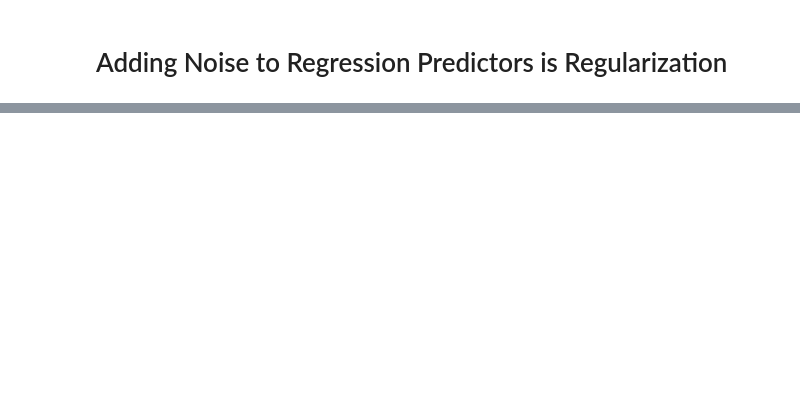
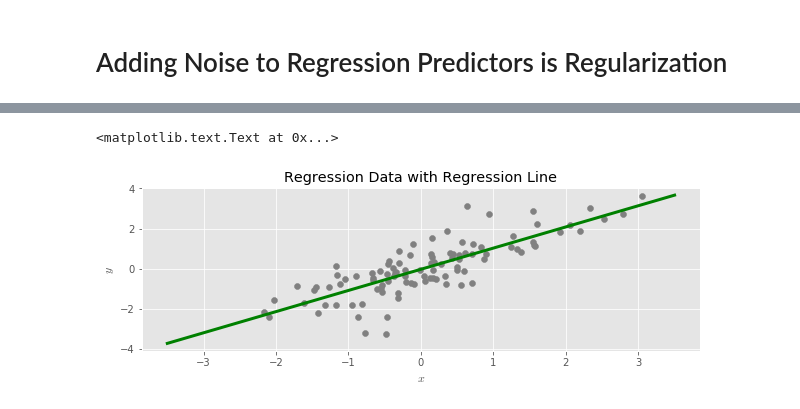
Before and after one commit to madrury/ridge-regression-and-noisy-predictors, a Jupyter notebook: ridge-regression-and-noisy-predictors.ipynb, the cells around one changed output, grey strips where cells are left out. Drawn from its saved outputs; the diff is of its cells as text; code cells hidden in the pictures; blank space fills up the shorter version.

```diff
--- a/ridge-regression-and-noisy-predictors.ipynb
+++ b/ridge-regression-and-noisy-predictors.ipynb
@@ -28,0 +57,15 @@ ax.set_ylabel("$y$")
+# %%
+x, y = make_regression_data()
+
+fig, ax = plt.subplots(figsize=(10, 3))
+ax.scatter(x, y, color="grey")
+
+r = RidgeRegression(lam=0.0).fit(x, y)
+plot_ridge_predictions(ax, r, color="green", linewidth=3)
+
+ax.set_title("Regression Data with Regression Line")
+ax.set_xlabel("$x$")
+ax.set_ylabel("$y$")
+# %% [output]
+<matplotlib.text.Text at 0x...>
+[figure, added]
```
Also changed, not shown: parts of 28 cells of this notebook.
